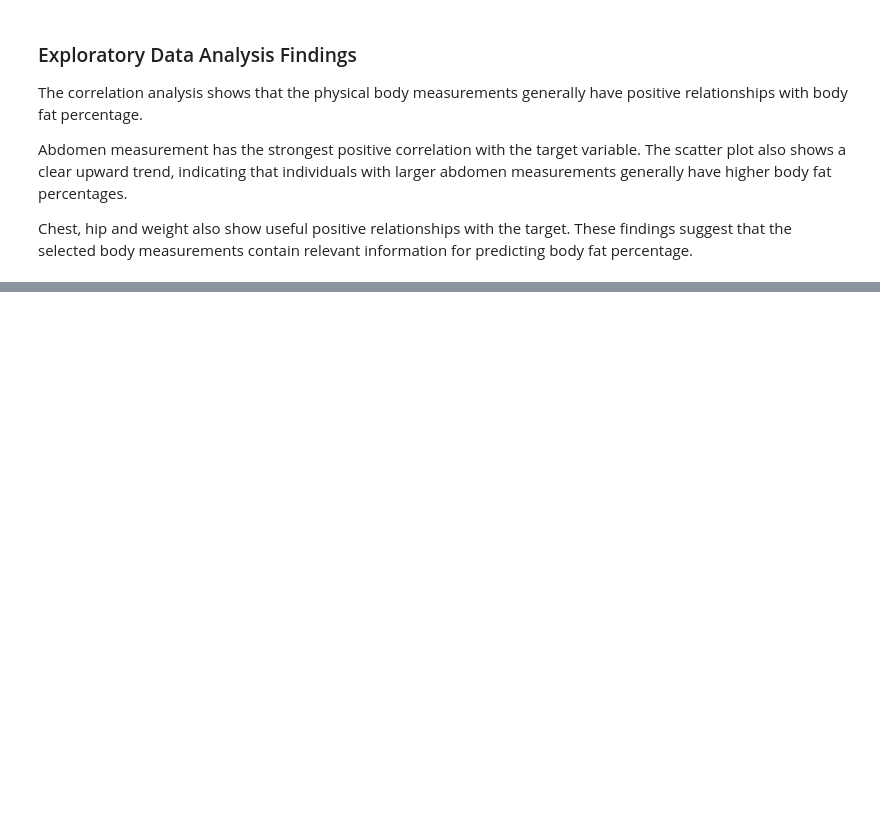
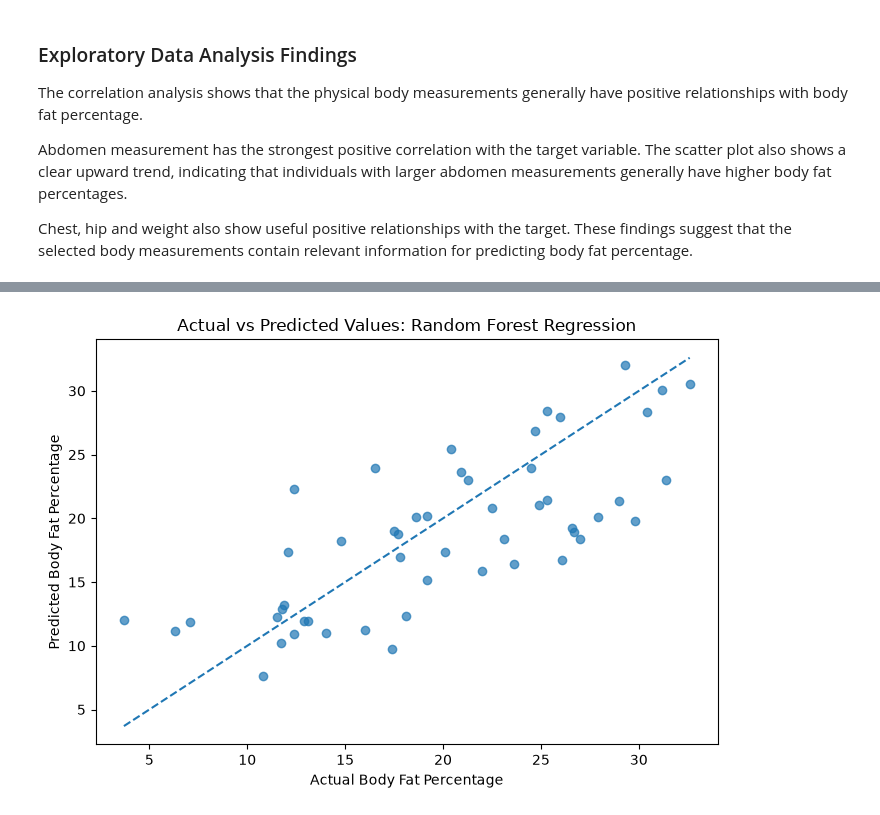
Before and after one commit to AmandaTFerraz/predictive-analytics-final-project, a Jupyter notebook: pda_finalproject.ipynb, the cells around one changed output, grey strips where cells are left out. Cells and saved outputs as stored; diff of their text form; code cells hidden in the pictures; blank space fills up the shorter version.

```diff
--- a/pda_finalproject.ipynb
+++ b/pda_finalproject.ipynb
@@ -246,0 +373,17 @@ Chest, hip and weight also show useful positive relationships with the target. T
+# %%
+random_forest_model = Pipeline(
+    steps=[
+        ("preprocessor", forest_preprocessor),
+        (
+            "model",
+            RandomForestRegressor(
+                n_estimators=300,
+                random_state=42
+            )
+        )
+    ]
+)
+
+random_forest_model.fit(X_train, y_train)
+
+print("Random Forest Regression model trained successfully.")
@@ -246,0 +481,8 @@ Chest, hip and weight also show useful positive relationships with the target. T
+# %%
+plot_actual_vs_predicted(
+    y_test,
+    forest_predictions,
+    "Random Forest Regression"
+)
+# %% [output]
+[figure, added]
```
Also changed, not shown: parts of 34 cells of this notebook, 1 other file.
